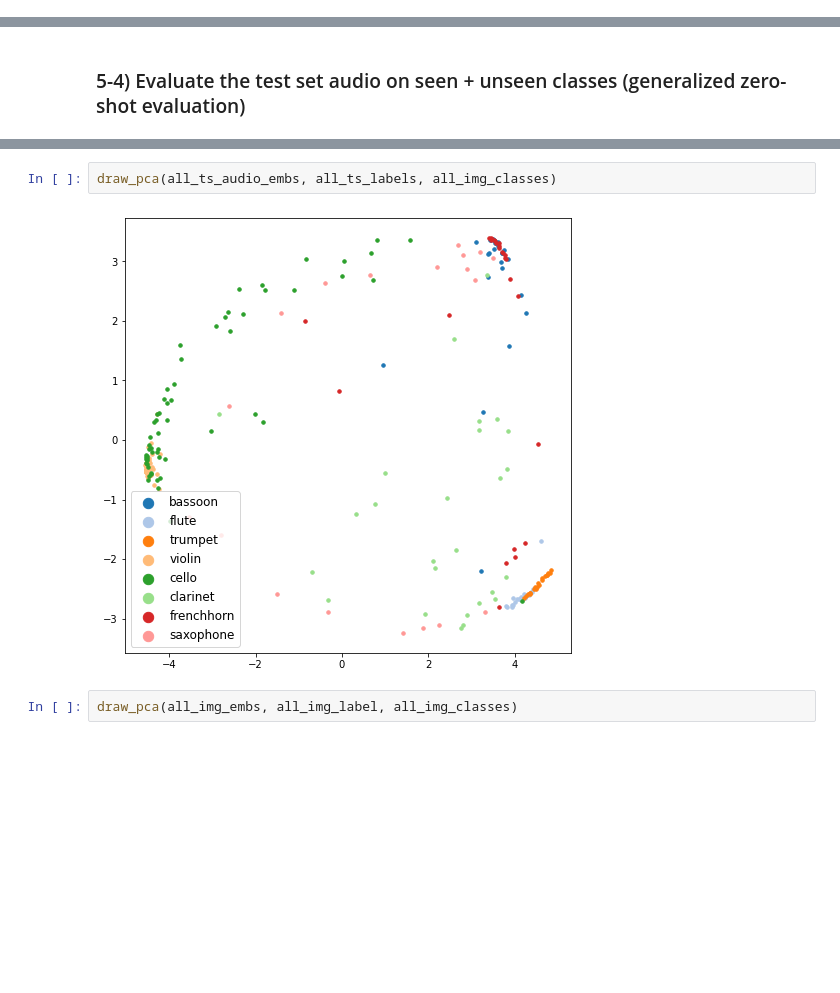
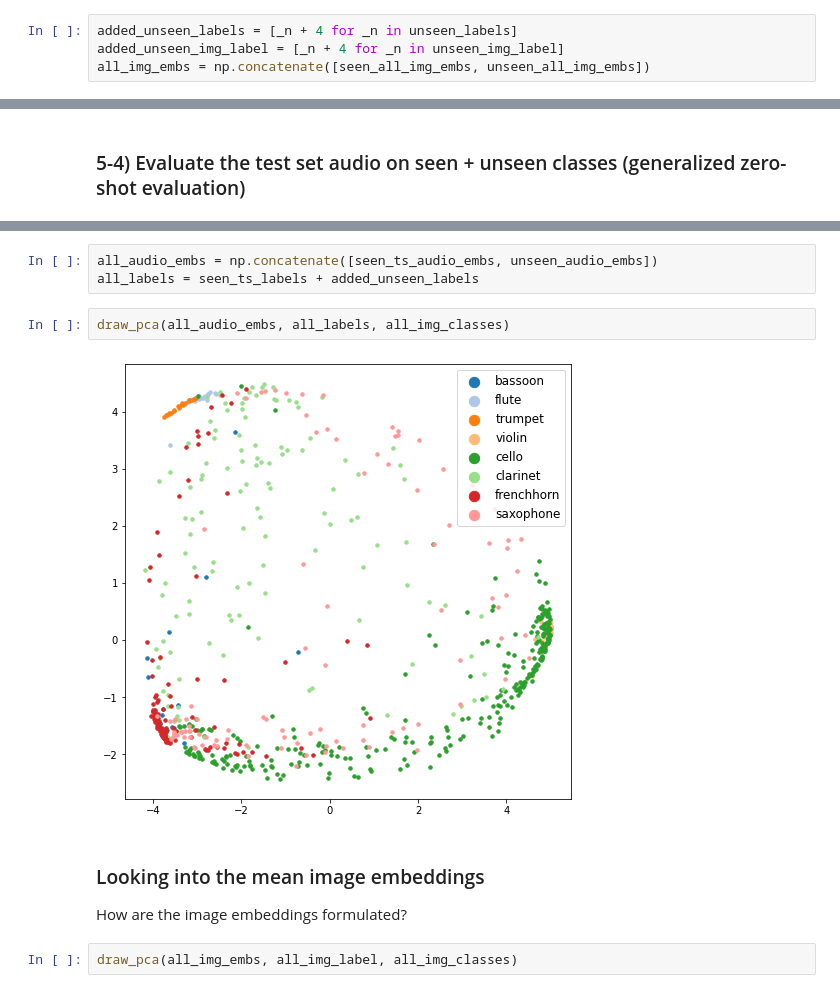
Before and after one commit to music-fsl-zsl/tutorial, a Jupyter notebook: book/zsl-example/zsl_eval_image_audio.ipynb, the cells around one changed output, grey strips where cells are left out. Drawn from its saved outputs; the diff is of its cells as text; blank space fills up the shorter version.

```diff
--- a/book/zsl-example/zsl_eval_image_audio.ipynb
+++ b/book/zsl-example/zsl_eval_image_audio.ipynb
@@ -253,3 +256,7 @@ all_img_classes
 # %% [markdown]
 ### 5-2) Prepare the audio embeddings, the image embeddings and their labels
+# %%
+added_unseen_labels = [_n + 4 for _n in unseen_labels]
+added_unseen_img_label = [_n + 4 for _n in unseen_img_label]
+all_img_embs = np.concatenate([seen_all_img_embs, unseen_all_img_embs])
 # %%
@@ -286,7 +298,14 @@ Top-1 acc : 0.13076923076923078
+# %%
+all_audio_embs = np.concatenate([seen_ts_audio_embs, unseen_audio_embs])
+all_labels = seen_ts_labels + added_unseen_labels
 # %%
-draw_pca(all_ts_audio_embs, all_ts_labels, all_img_classes)
+draw_pca(all_audio_embs, all_labels, all_img_classes)
 # %% [output]
-[figure, old version]
+[figure, new version]
+# %% [markdown]
+### Looking into the mean image embeddings
+
+How are the image embeddings formulated?
 # %%
 draw_pca(all_img_embs, all_img_label, all_img_classes)
 # %% [output]
```
Also changed, not shown: parts of 29 cells of this notebook, 31 other files.
